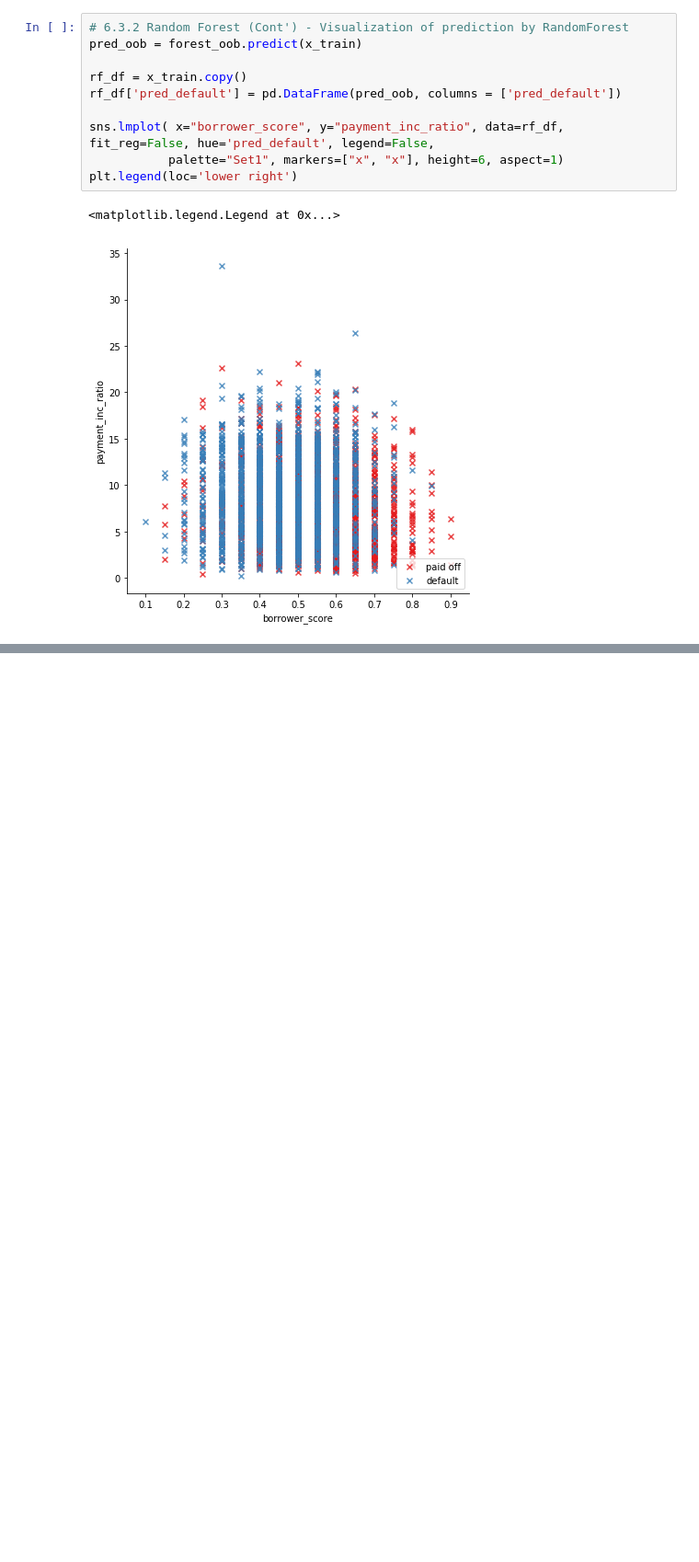
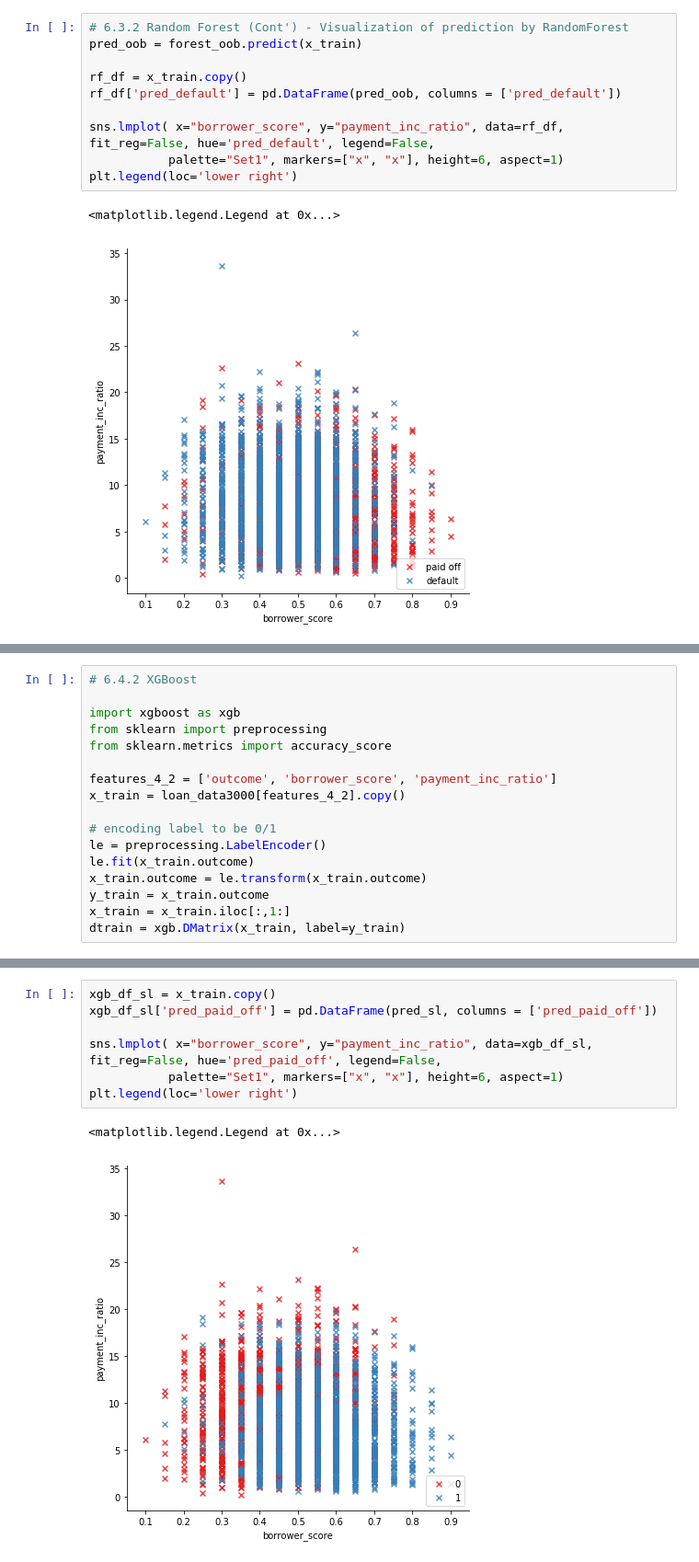
Before and after one commit to vanang/statistics-for-data-scientists-python, a Jupyter notebook: Notebooks/Chapter_6_Ko.ipynb, the cells around one changed output, grey strips where cells are left out. Shown at 92% size. Saved outputs shown, nothing was run; the diff lists cells and outputs as text; blank space fills up the shorter version.

```diff
--- a/Notebooks/Chapter_6_Ko.ipynb
+++ b/Notebooks/Chapter_6_Ko.ipynb
@@ -667,0 +675,17 @@ Feature Importance by Gini Decrease
+# %%
+# 6.4.2 XGBoost
+
+import xgboost as xgb
+from sklearn import preprocessing
+from sklearn.metrics import accuracy_score
+
+features_4_2 = ['outcome', 'borrower_score', 'payment_inc_ratio']
+x_train = loan_data3000[features_4_2].copy()
+
+# encoding label to be 0/1
+le = preprocessing.LabelEncoder()
+le.fit(x_train.outcome)
+x_train.outcome = le.transform(x_train.outcome)
+y_train = x_train.outcome
+x_train = x_train.iloc[:,1:]
+dtrain = xgb.DMatrix(x_train, label=y_train)
@@ -667,0 +754,10 @@ Feature Importance by Gini Decrease
+# %%
+xgb_df_sl = x_train.copy()
+xgb_df_sl['pred_paid_off'] = pd.DataFrame(pred_sl, columns = ['pred_paid_off'])
+
+sns.lmplot( x="borrower_score", y="payment_inc_ratio", data=xgb_df_sl, fit_reg=False, hue='pred_paid_off', legend=False,
+           palette="Set1", markers=["x", "x"], height=6, aspect=1)
+plt.legend(loc='lower right')
+# %% [output]
+<matplotlib.legend.Legend at 0x...>
+[figure, added]
```
Also changed, not shown: parts of 26 cells of this notebook.
